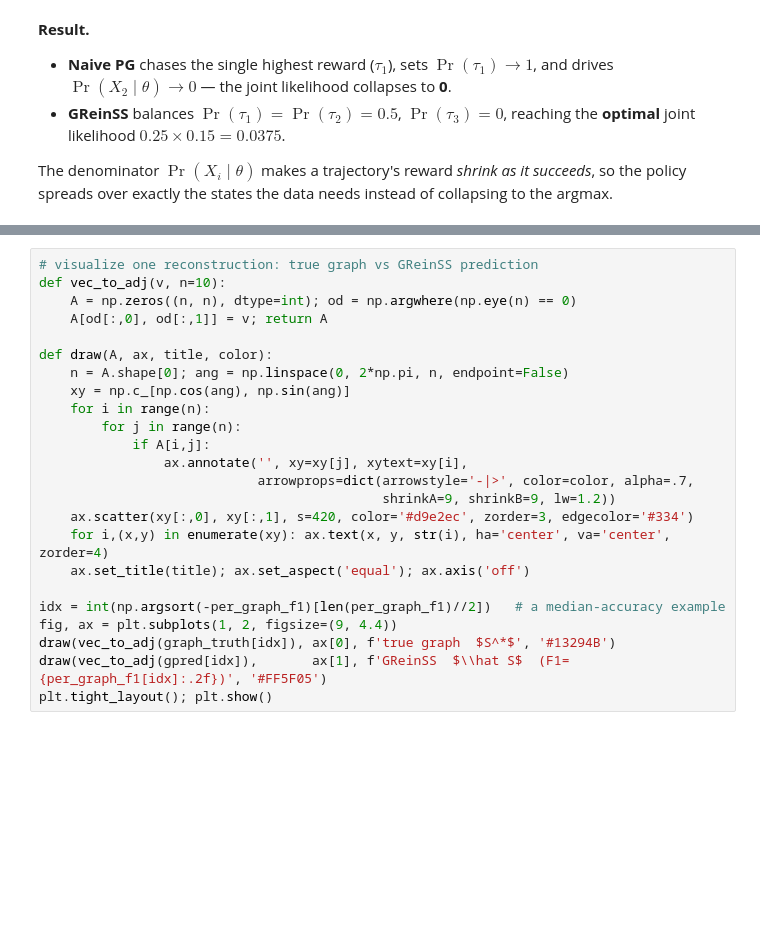
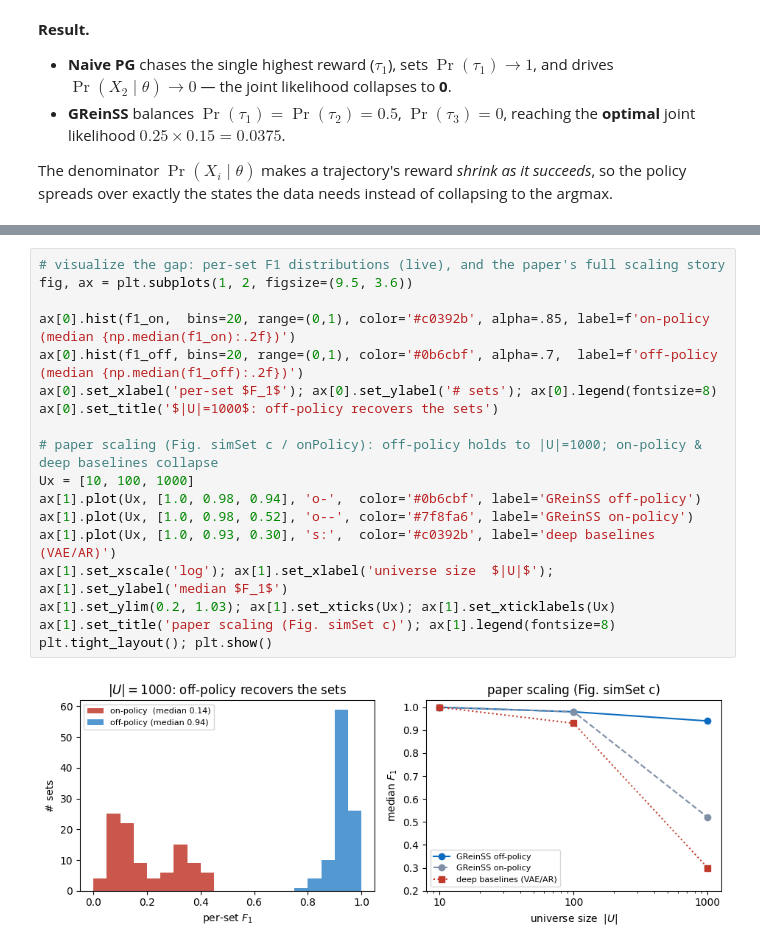
Before and after one commit to elkebir-group/GReinSS-tutorial, a Jupyter notebook: GReinSS_demo.ipynb, the cells around one changed output, grey strips where cells are left out. Drawn from its saved outputs; the diff is of its cells as text; blank space fills up the shorter version.

```diff
--- a/GReinSS_demo.ipynb
+++ b/GReinSS_demo.ipynb
@@ -270,24 +388,20 @@ plt.title('Per-graph reconstruction accuracy'); plt.tight_layout(); plt.show()
 # %%
-# visualize one reconstruction: true graph vs GReinSS prediction
-def vec_to_adj(v, n=10):
-    A = np.zeros((n, n), dtype=int); od = np.argwhere(np.eye(n) == 0)
-    A[od[:,0], od[:,1]] = v; return A
+# visualize the gap: per-set F1 distributions (live), and the paper's full scaling story
+fig, ax = plt.subplots(1, 2, figsize=(9.5, 3.6))
 
-def draw(A, ax, title, color):
-    n = A.shape[0]; ang = np.linspace(0, 2*np.pi, n, endpoint=False)
-    xy = np.c_[np.cos(ang), np.sin(ang)]
-    for i in range(n):
-        for j in range(n):
-            if A[i,j]:
-                ax.annotate('', xy=xy[j], xytext=xy[i],
-                            arrowprops=dict(arrowstyle='-|>', color=color, alpha=.7,
-                                            shrinkA=9, shrinkB=9, lw=1.2))
-    ax.scatter(xy[:,0], xy[:,1], s=420, color='#d9e2ec', zorder=3, edgecolor='#334')
-    for i,(x,y) in enumerate(xy): ax.text(x, y, str(i), ha='center', va='center', zorder=4)
-    ax.set_title(title); ax.set_aspect('equal'); ax.axis('off')
+ax[0].hist(f1_on,  bins=20, range=(0,1), color='#c0392b', alpha=.85, label=f'on-policy  (median {np.median(f1_on):.2f})')
+ax[0].hist(f1_off, bins=20, range=(0,1), color='#0b6cbf', alpha=.7,  label=f'off-policy (median {np.median(f1_off):.2f})')
+ax[0].set_xlabel('per-set $F_1$'); ax[0].set_ylabel('# sets'); ax[0].legend(fontsize=8)
+ax[0].set_title('$|U|=1000$: off-policy recovers the sets')
 
-idx = int(np.argsort(-per_graph_f1)[len(per_graph_f1)//2])   # a median-accuracy example
-fig, ax = plt.subplots(1, 2, figsize=(9, 4.4))
-draw(vec_to_adj(graph_truth[idx]), ax[0], f'true graph  $S^*$', '#13294B')
-draw(vec_to_adj(gpred[idx]),       ax[1], f'GReinSS  $\\hat S$  (F1={per_graph_f1[idx]:.2f})', '#FF5F05')
+# paper scaling (Fig. simSet c / onPolicy): off-policy holds to |U|=1000; on-policy & deep baselines collapse
+Ux = [10, 100, 1000]
+ax[1].plot(Ux, [1.0, 0.98, 0.94], 'o-',  color='#0b6cbf', label='GReinSS off-policy')
+ax[1].plot(Ux, [1.0, 0.98, 0.52], 'o--', color='#7f8fa6', label='GReinSS on-policy')
+ax[1].plot(Ux, [1.0, 0.93, 0.30], 's:',  color='#c0392b', label='deep baselines (VAE/AR)')
+ax[1].set_xscale('log'); ax[1].set_xlabel('universe size  $|U|$'); ax[1].set_ylabel('median $F_1$')
+ax[1].set_ylim(0.2, 1.03); ax[1].set_xticks(Ux); ax[1].set_xticklabels(Ux)
+ax[1].set_title('paper scaling (Fig. simSet c)'); ax[1].legend(fontsize=8)
 plt.tight_layout(); plt.show()
+# %% [output]
+[figure, added]
```
Also changed, not shown: parts of 18 cells of this notebook, 10 other files.
